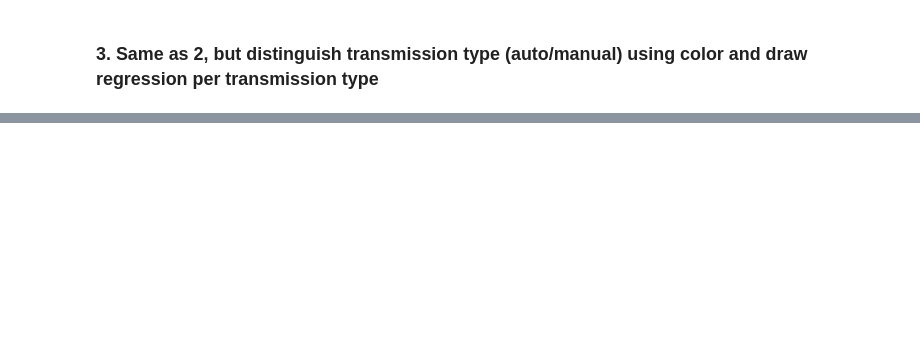
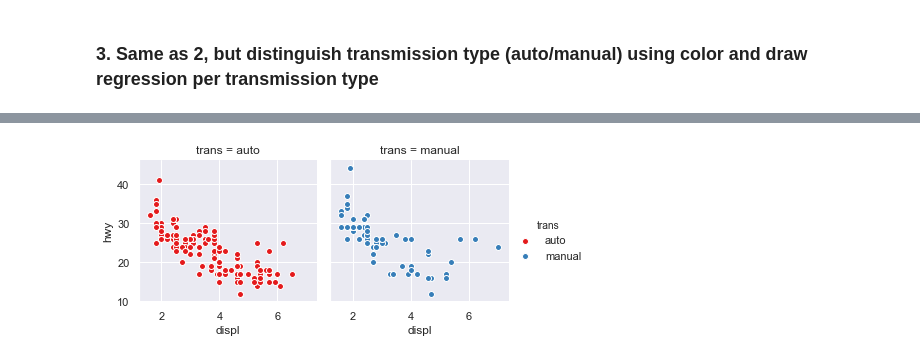
Before and after one commit to Sriramgn0/DataScience_projects, a Jupyter notebook: Visualization/Day-2-Mapping/Untitled.ipynb, the cells around one changed output, grey strips where cells are left out. Cells and saved outputs as stored; diff of their text form; code cells hidden in the pictures; blank space fills up the shorter version.

```diff
--- a/Visualization/Day-2-Mapping/Untitled.ipynb
+++ b/Visualization/Day-2-Mapping/Untitled.ipynb
@@ -200,0 +180,11 @@ g.add_legend();
+# %%
+#cutting last 4 letters off each row in transmission e.g. (s6), (av) etc..
+tdf3 = tdf2
+tdf3['trans'] = tdf3['trans'].str[0:-4]    #do not run more than once!
+# %%
+#plotting simplified transmission types
+g = sns.FacetGrid(tdf3, col='trans', hue='trans', palette='Set1')
+g.map(plt.scatter, "displ","hwy", edgecolor="white")
+g.add_legend();
+# %% [output]
+[figure, added]
```
Also changed, not shown: parts of 25 cells of this notebook, 2 other files.
